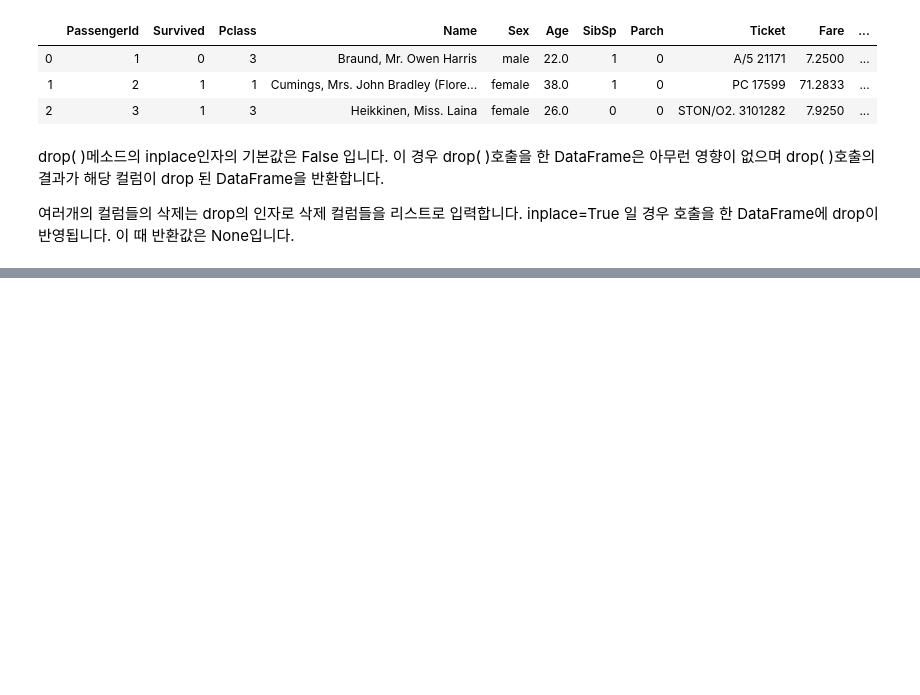
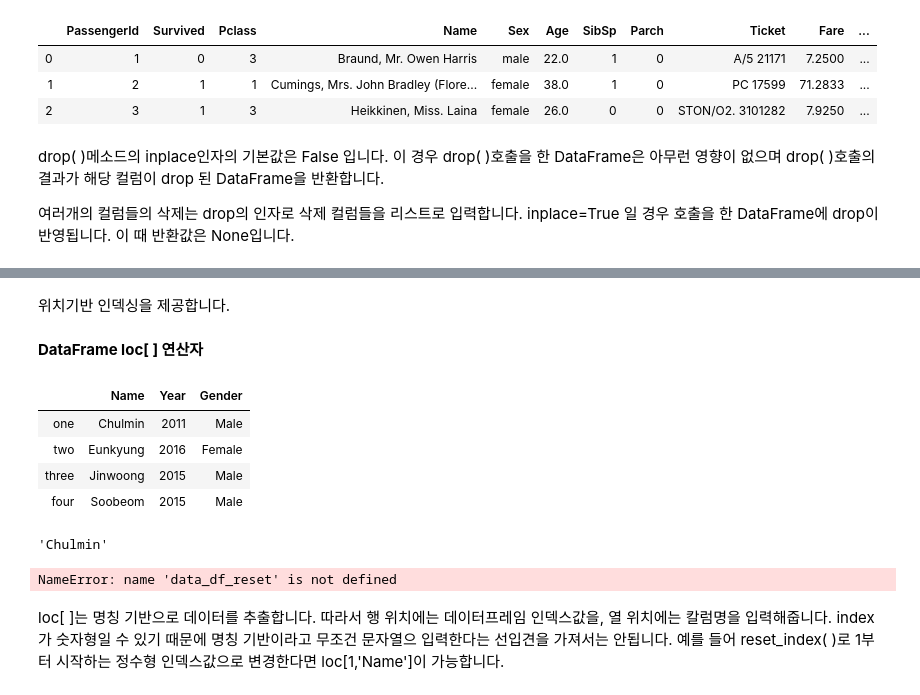
Before and after one commit to jeonprize/Machine_Learning, a Jupyter notebook: 머신러닝 이해.ipynb, the cells around one changed output, grey strips where cells are left out. Drawn from its saved outputs; the diff is of its cells as text; code cells hidden in the pictures; blank space fills up the shorter version.

```diff
--- a/머신러닝 이해.ipynb
+++ b/머신러닝 이해.ipynb
@@ -550,0 +716,22 @@ drop( )메소드의 inplace인자의 기본값은 False 입니다. 이 경우 dr
+# %% [markdown]
+위치기반 인덱싱을 제공합니다.
+# %% [markdown]
+**DataFrame loc[ ] 연산자**
+# %%
+data_df
+# %% [output]
+|  | Name | Year | Gender |
+| one | Chulmin | 2011 | Male |
+| two | Eunkyung | 2016 | Female |
+| three | Jinwoong | 2015 | Male |
+| four | Soobeom | 2015 | Male |
+# %%
+data_df.loc['one', 'Name']
+# %% [output]
+'Chulmin'
+# %%
+data_df_reset.loc[0, 'Name']
+# %% [output]
+NameError: name 'data_df_reset' is not defined
+# %% [markdown]
+loc[ ]는 명칭 기반으로 데이터를 추출합니다. 따라서 행 위치에는 데이터프레임 인덱스값을, 열 위치에는 칼럼명을 입력해줍니다. index가 숫자형일 수 있기 때문에 명칭 기반이라고 무조건 문자열으 입력한다는 선입견을 가져서는 안됩니다. 예를 들어 reset_index( )로 1부터 시작하는 정수형 인덱스값으로 변경한다면 loc[1,'Name']이 가능합니다.
```
Also changed, not shown: parts of 26 cells of this notebook.
